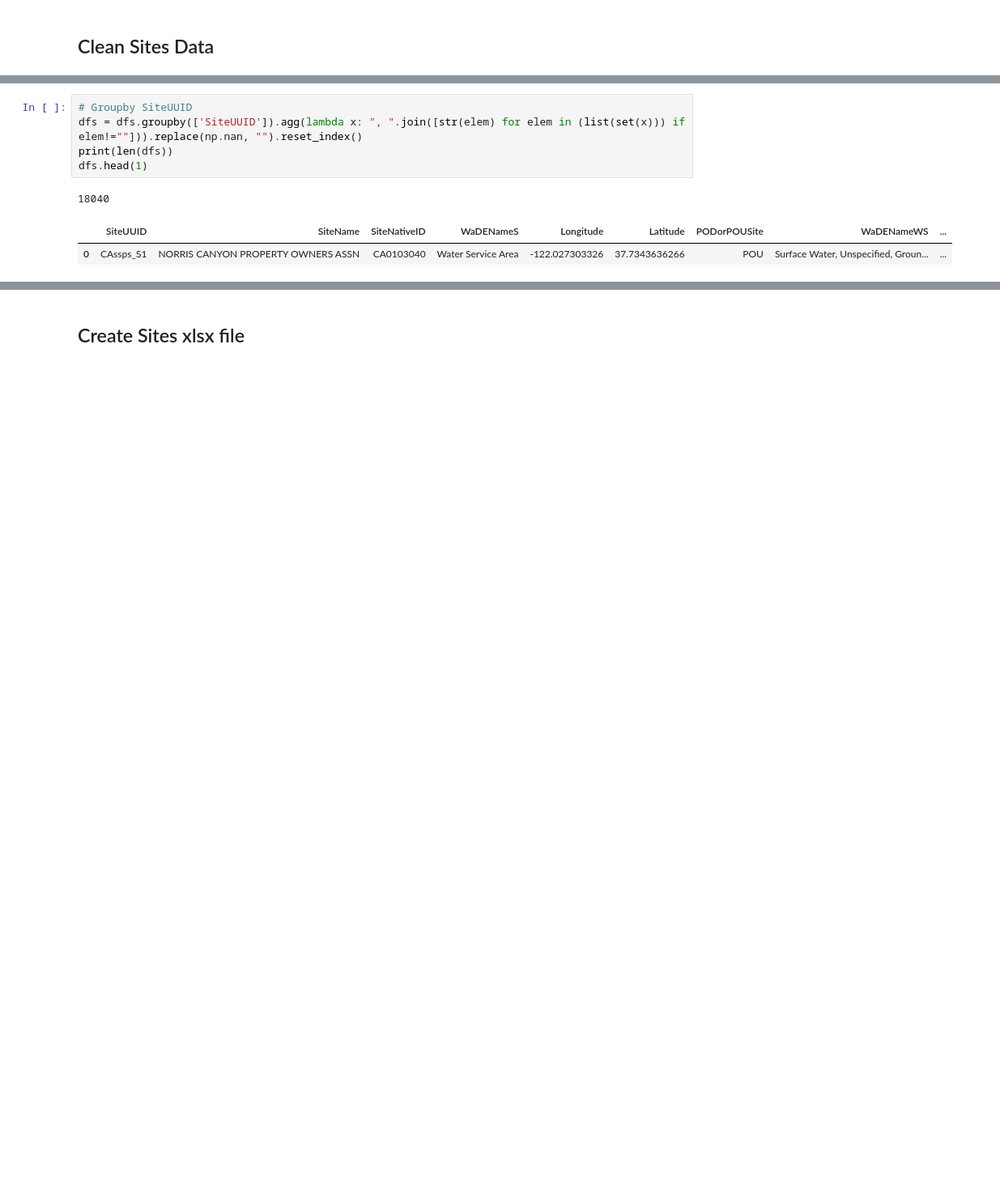
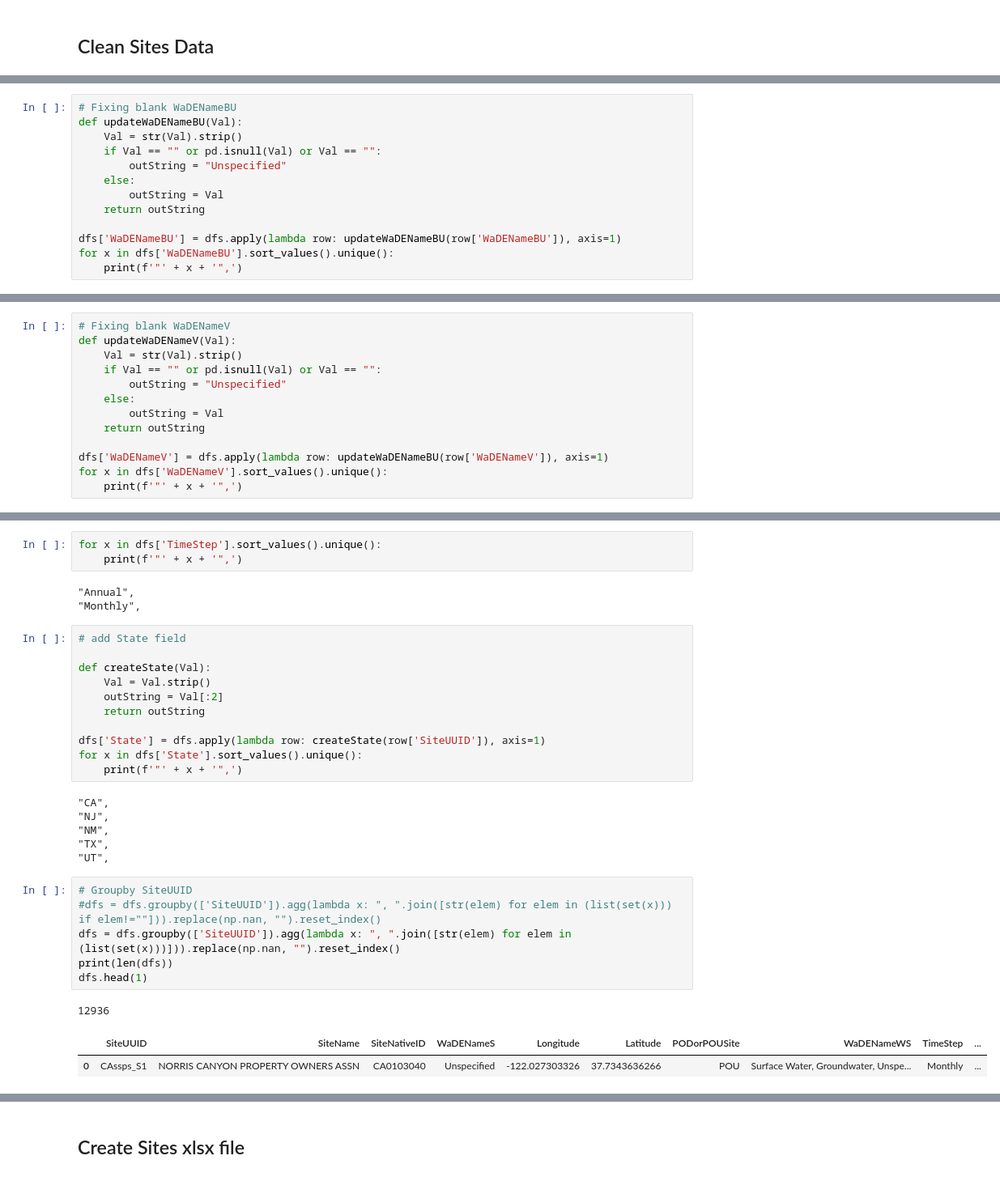
Before and after one commit to WSWCWaterDataExchange/WaDE2.0Apps, a Jupyter notebook: SSPS_Demo/bonus code/Format_Input_Tables.ipynb, the cells around one changed output, grey strips where cells are left out. Shown at 81% size. Cells and saved outputs as stored; diff of their text form; blank space fills up the shorter version.

```diff
--- a/SSPS_Demo/bonus code/Format_Input_Tables.ipynb
+++ b/SSPS_Demo/bonus code/Format_Input_Tables.ipynb
@@ -69,0 +107,13 @@ array(['Groundwater', 'Surface Water', 'Unspecified', 'Reuse',
+# %%
+# Fixing blank WaDENameBU
+def updateWaDENameBU(Val):
+    Val = str(Val).strip()
+    if Val == "" or pd.isnull(Val) or Val == "":
+        outString = "Unspecified"
+    else:
+        outString = Val
+    return outString
+
+dfs['WaDENameBU'] = dfs.apply(lambda row: updateWaDENameBU(row['WaDENameBU']), axis=1)
+for x in dfs['WaDENameBU'].sort_values().unique():
+    print(f'"' + x + '",')
@@ -69,0 +132,13 @@ array(['Groundwater', 'Surface Water', 'Unspecified', 'Reuse',
+# %%
+# Fixing blank WaDENameV
+def updateWaDENameV(Val):
+    Val = str(Val).strip()
+    if Val == "" or pd.isnull(Val) or Val == "":
+        outString = "Unspecified"
+    else:
+        outString = Val
+    return outString
+
+dfs['WaDENameV'] = dfs.apply(lambda row: updateWaDENameBU(row['WaDENameV']), axis=1)
+for x in dfs['WaDENameV'].sort_values().unique():
+    print(f'"' + x + '",')
@@ -70,12 +151,36 @@ array(['Groundwater', 'Surface Water', 'Unspecified', 'Reuse',
+# %%
+for x in dfs['TimeStep'].sort_values().unique():
+    print(f'"' + x + '",')
+# %% [output]
+"Annual",
+"Monthly",
+# %%
+# add State field
+
+def createState(Val):
+    Val = Val.strip()
+    outString = Val[:2]
+    return outString
+
+dfs['State'] = dfs.apply(lambda row: createState(row['SiteUUID']), axis=1)
+for x in dfs['State'].sort_values().unique():
+    print(f'"' + x + '",')
+# %% [output]
+"CA",
+"NJ",
+"NM",
+"TX",
+"UT",
 # %%
 # Groupby SiteUUID
-dfs = dfs.groupby(['SiteUUID']).agg(lambda x: ", ".join([str(elem) for elem in (list(set(x))) if elem!=""])).replace(np.nan, "").reset_index()
+#dfs = dfs.groupby(['SiteUUID']).agg(lambda x: ", ".join([str(elem) for elem in (list(set(x))) if elem!=""])).replace(np.nan, "").reset_index()
+dfs = dfs.groupby(['SiteUUID']).agg(lambda x: ", ".join([str(elem) for elem in (list(set(x)))])).replace(np.nan, "").reset_index()
 print(len(dfs))
 dfs.head(1)
 # %% [output]
-18040
+12936
-|  | SiteUUID | SiteName | SiteNativeID | WaDENameS | Longitude | Latitude | PODorPOUSite | WaDENameWS | ... |
-| 0 | CAssps_S1 | NORRIS CANYON PROPERTY OWNERS ASSN | CA0103040 | Water Service Area | -122.027303326 | 37.7343636266 | POU | Surface Water, Unspecified, Groun... | ... |
+|  | SiteUUID | SiteName | SiteNativeID | WaDENameS | Longitude | Latitude | PODorPOUSite | WaDENameWS | TimeStep | ... |
+| 0 | CAssps_S1 | NORRIS CANYON PROPERTY OWNERS ASSN | CA0103040 | Unspecified | -122.027303326 | 37.7343636266 | POU | Surface Water, Groundwater, Unspe... | Monthly | ... |
 # %%
 # count num of VariableSpecificCV after groupby
 
```
Also changed, not shown: parts of 24 cells of this notebook, 29 other files.
